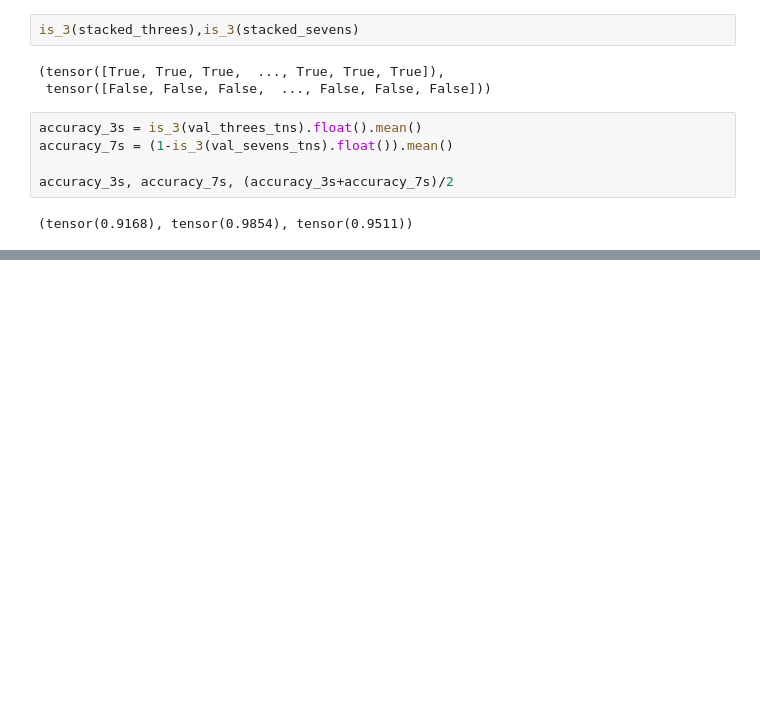
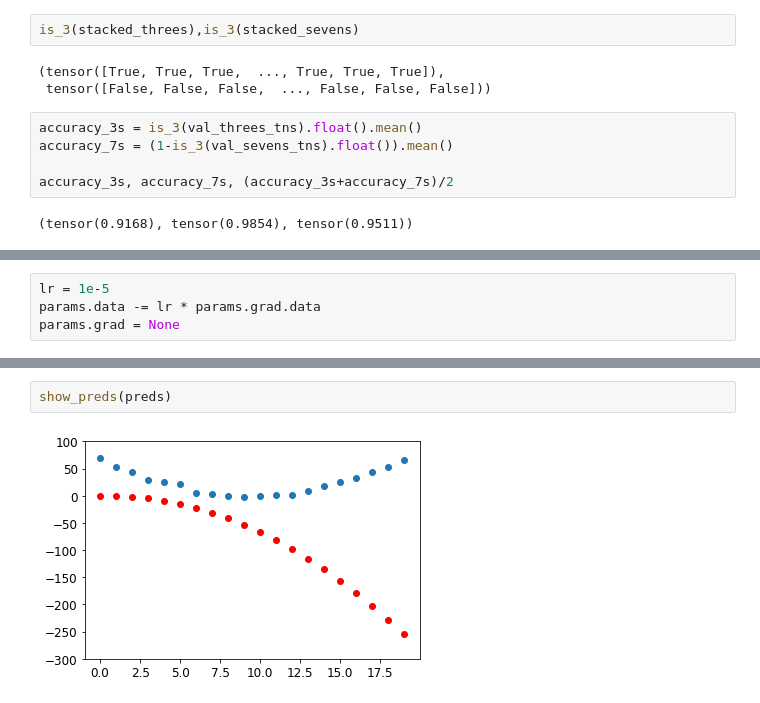
Before and after one commit to Audeon/fastai_Notebooks, a Jupyter notebook: Chapter_3_Digit_Identification.ipynb, the cells around one changed output, grey strips where cells are left out. Saved outputs shown, nothing was run; the diff lists cells and outputs as text; blank space fills up the shorter version.

```diff
--- a/Chapter_3_Digit_Identification.ipynb
+++ b/Chapter_3_Digit_Identification.ipynb
@@ -374,0 +435,4 @@ plot_function(f, 'x', 'x**2')
+# %%
+lr = 1e-5
+params.data -= lr * params.grad.data
+params.grad = None
@@ -374,0 +446,4 @@ plot_function(f, 'x', 'x**2')
+# %%
+show_preds(preds)
+# %% [output]
+[figure, added]
```
Also changed, not shown: parts of 35 cells of this notebook.
